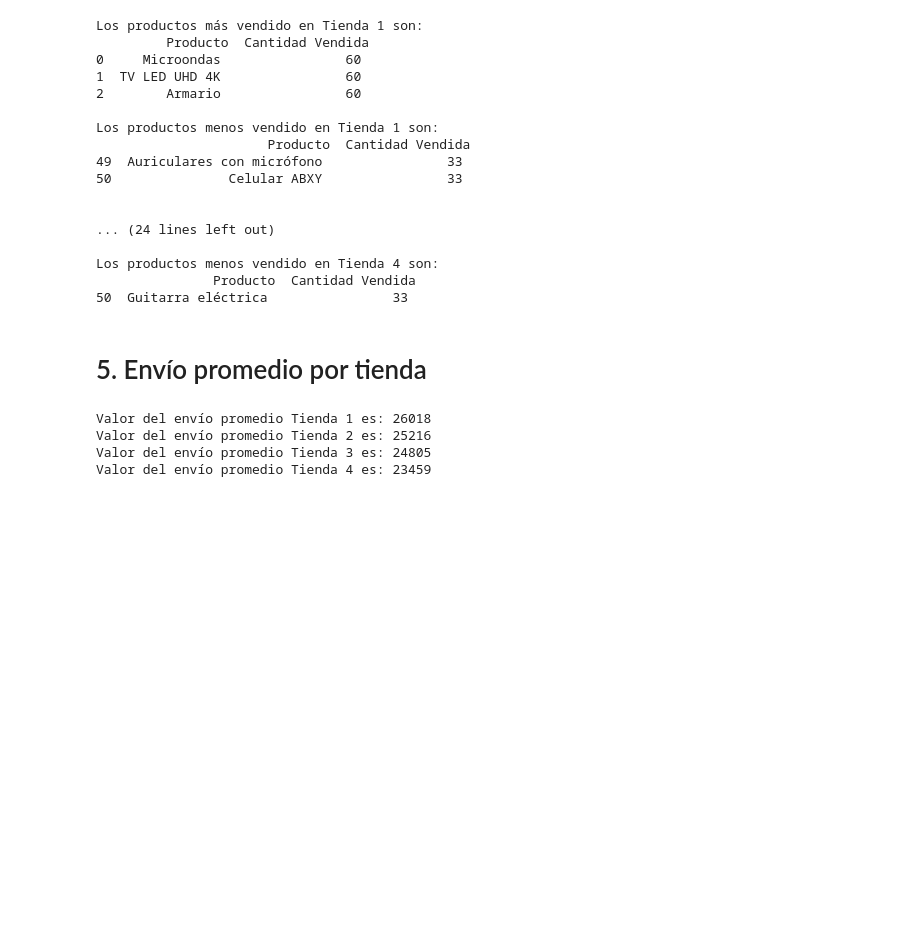
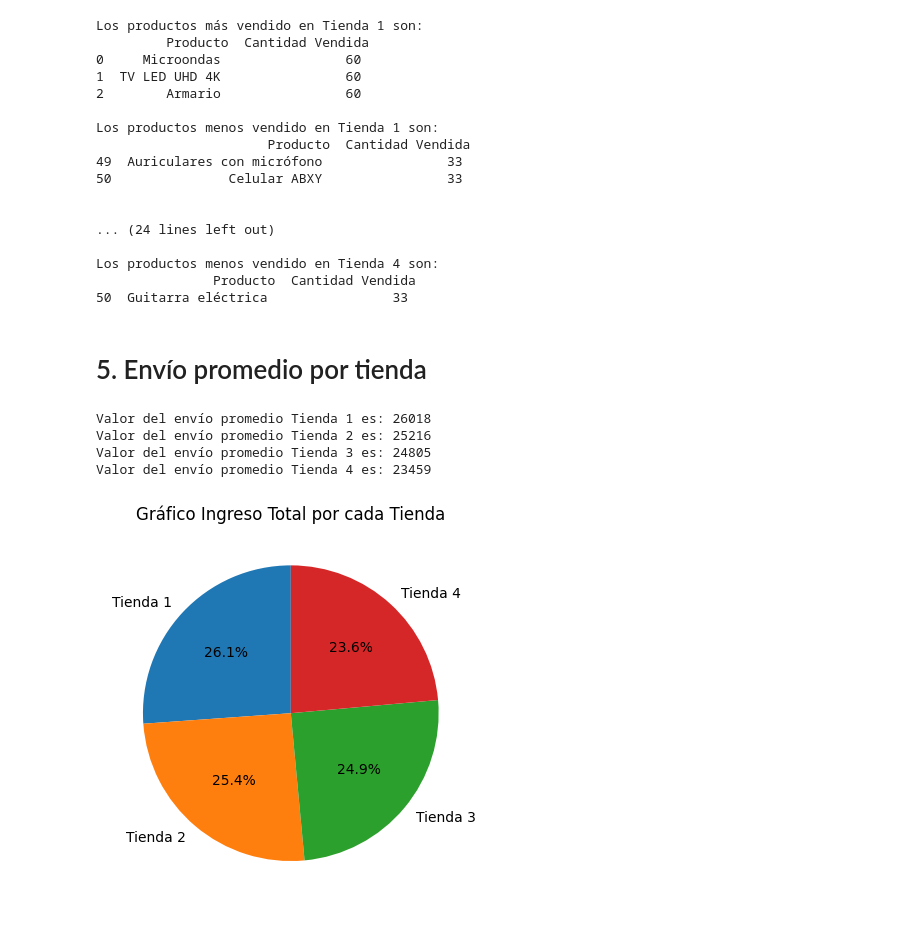
Before and after one commit to cadv1984/portafolio, a Jupyter notebook: AluraStoreLatam.ipynb, the cells around one changed output. Cells and saved outputs as stored; diff of their text form; code cells hidden in the pictures; blank space fills up the shorter version.

```diff
--- a/AluraStoreLatam.ipynb
+++ b/AluraStoreLatam.ipynb
@@ -229,3 +229,33 @@ Valor del envío promedio Tienda 1 es: 26018
 Valor del envío promedio Tienda 2 es: 25216
 Valor del envío promedio Tienda 3 es: 24805
 Valor del envío promedio Tienda 4 es: 23459
+# %%
+'''
+Indicaciones TRELLO
+Generando gráfico
+Después de realizar los análisis, es hora de transformar sus resultados en visualizaciones que le ayuden a comprender mejor los patrones y los insights encontrados.
+
+De acuerdo con funciones que haya creado, le recomendamos que genere al menos tres gráficos. Estos gráficos deben ser de diferentes tipos (como barras, líneas, dispersión, entre otros) para presentar una visión completa de los datos.
+
+Recuerde que los gráficos deben complementar el análisis realizado, resaltando los puntos más relevantes, como los ingresos de la tienda, la distribución de categorías de productos, las opiniones de los clientes, los productos más vendidos y/o los costes de envío.
+
+No es necesario mostrar una visualización en cada paso, pero al final del análisis debes generar los gráficos que consideres más útiles para interpretar los datos.
+
+Consejo: Matplotlib ofrece una variedad de tipos de gráficos que son fáciles de implementar, lo que lo convierte en una excelente opción para principiantes. Utilice su creatividad para elegir los gráficos que mejor resalten las tendencias y los conocimientos de su análisis.
+'''
+
+import matplotlib.pyplot as grafico
+# Datos para el gráfico
+valores = [sum(tienda['Precio']), sum(tienda2['Precio']), sum(tienda3['Precio']), sum(tienda4['Precio'])]
+nombres = ['Tienda 1', 'Tienda 2', 'Tienda 3', 'Tienda 4']
+
+# Crear el gráfico
+grafico.pie(valores, labels=nombres, autopct='%1.1f%%', startangle=90)
+
+# Añadir un título
+grafico.title('Gráfico Ingreso Total por cada Tienda')
+
+# Mostrar el gráfico
+grafico.show()
+# %% [output]
+[figure, added]
```
Also changed, not shown: parts of 2 cells of this notebook.
